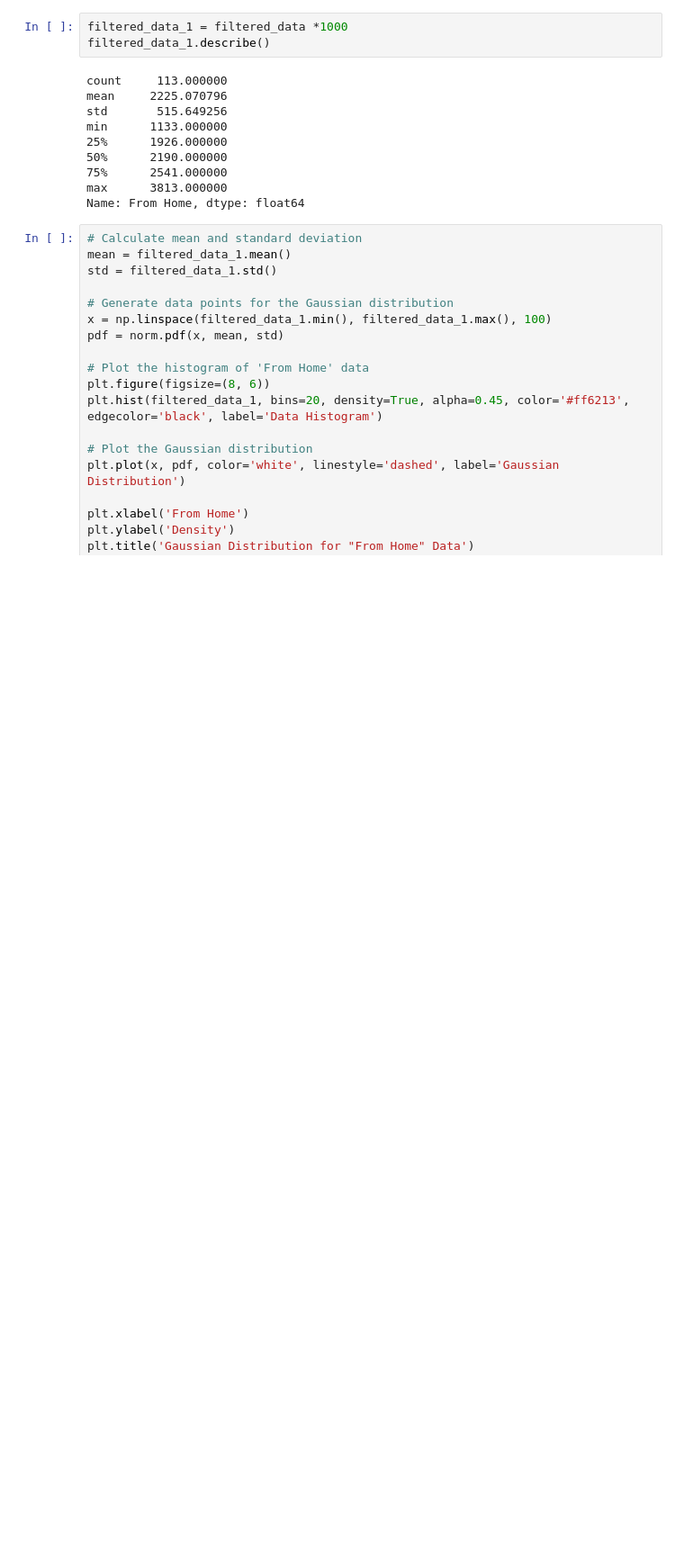
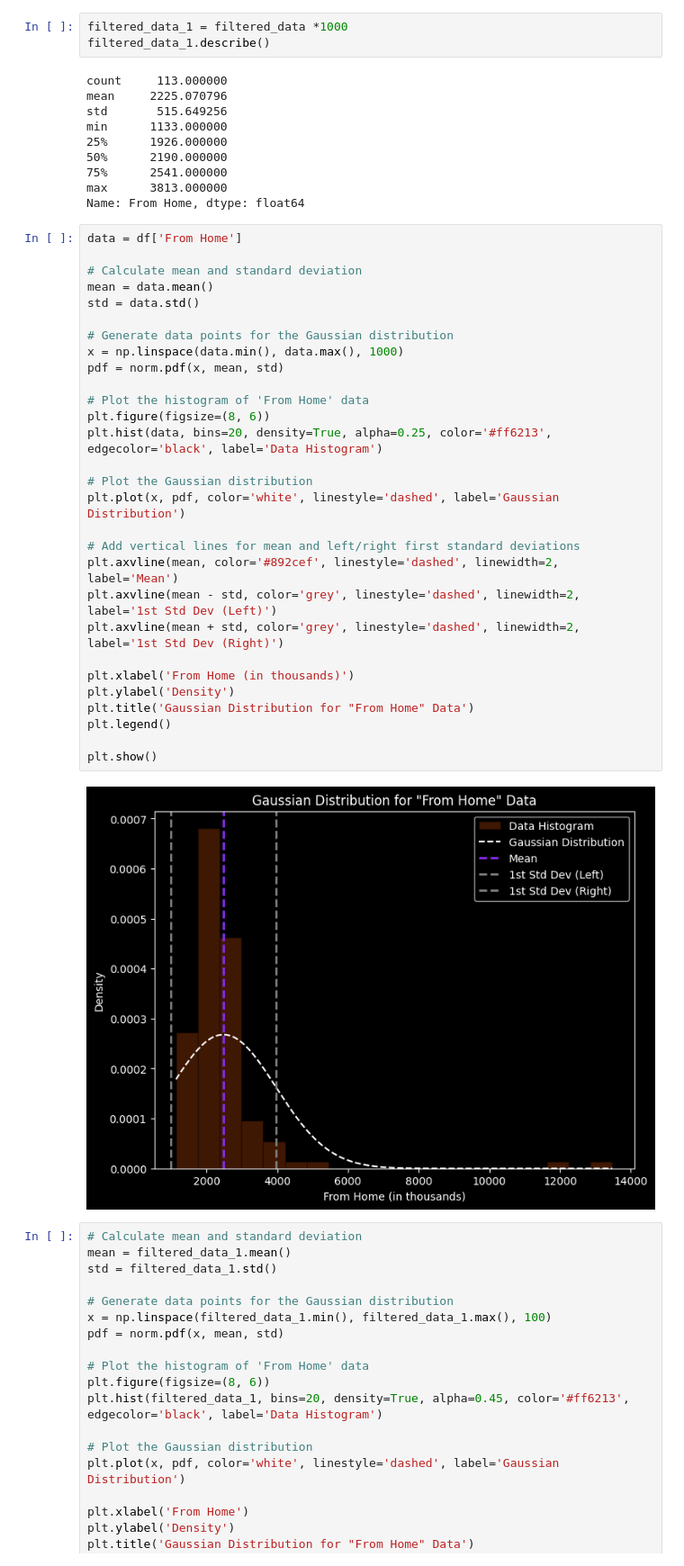
Before and after one commit to NicoapBol/Data-Analytics-Projects, a Jupyter notebook: 001. Exploratory Data Analysis/01. Code/Insta_Eda_Project.ipynb, the cells around one changed output. Shown: that part at 90% size. Cells and saved outputs as stored; diff of their text form; blank space fills up the shorter version.

```diff
--- a/001. Exploratory Data Analysis/01. Code/Insta_Eda_Project.ipynb
+++ b/001. Exploratory Data Analysis/01. Code/Insta_Eda_Project.ipynb
@@ -303,6 +303,37 @@ min      1133.000000
 75%      2541.000000
 max      3813.000000
 Name: From Home, dtype: float64
+# %%
+data = df['From Home']
+
+# Calculate mean and standard deviation
+mean = data.mean()
+std = data.std()
+
+# Generate data points for the Gaussian distribution
+x = np.linspace(data.min(), data.max(), 1000)
+pdf = norm.pdf(x, mean, std)
+
+# Plot the histogram of 'From Home' data
+plt.figure(figsize=(8, 6))
+plt.hist(data, bins=20, density=True, alpha=0.25, color='#ff6213', edgecolor='black', label='Data Histogram')
+
+# Plot the Gaussian distribution
+plt.plot(x, pdf, color='white', linestyle='dashed', label='Gaussian Distribution')
+
+# Add vertical lines for mean and left/right first standard deviations
+plt.axvline(mean, color='#892cef', linestyle='dashed', linewidth=2, label='Mean')
+plt.axvline(mean - std, color='grey', linestyle='dashed', linewidth=2, label='1st Std Dev (Left)')
+plt.axvline(mean + std, color='grey', linestyle='dashed', linewidth=2, label='1st Std Dev (Right)')
+
+plt.xlabel('From Home (in thousands)')
+plt.ylabel('Density')
+plt.title('Gaussian Distribution for "From Home" Data')
+plt.legend()
+
+plt.show()
+# %% [output]
+[figure, added]
 # %%
 # Calculate mean and standard deviation
 mean = filtered_data_1.mean()
```
Also changed, not shown: parts of 1 cell of this notebook.
